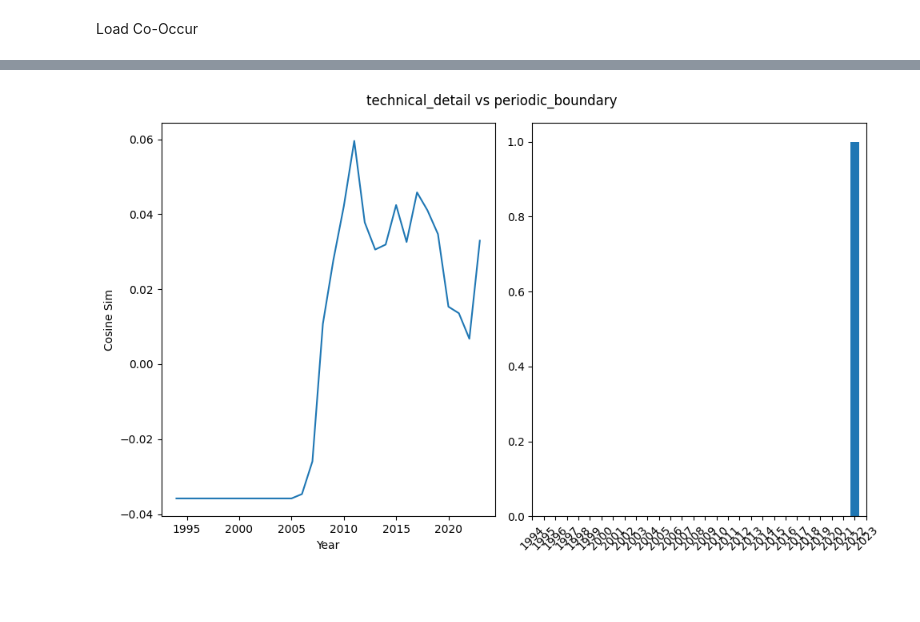
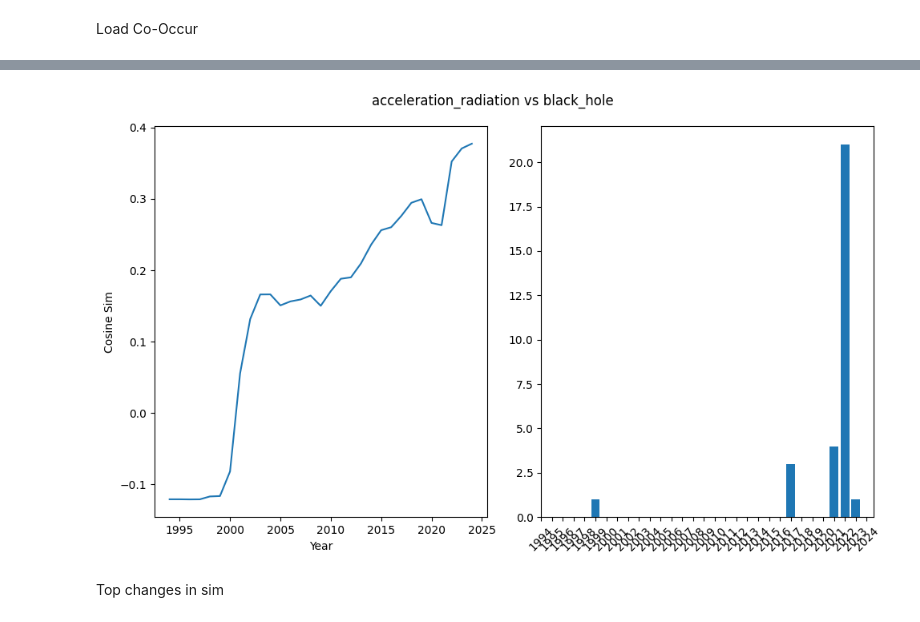
Before and after one commit to FelixFrohnertDB/arxiv_nlp, a Jupyter notebook: 7_encoding_vs_occurance.ipynb, the cells around one changed output, grey strips where cells are left out. Drawn from its saved outputs; the diff is of its cells as text; code cells hidden in the pictures; blank space fills up the shorter version.

```diff
--- a/7_encoding_vs_occurance.ipynb
+++ b/7_encoding_vs_occurance.ipynb
@@ -101,3 +67,13 @@ word_co_occurrences = {}
 
 for word_list in tqdm(ocurr_arr):
     update_co_occurrences(word_list,word_co_occurrences)
+# %%
+# Concepts which cooccur after 2021
+cnt = 0
+c_arr = []
+for concept, v in word_co_occurrences.items():
+    for co_concept, year_arr in v.items():
+        if np.min(year_arr) >= 2021:
+            c_arr.append([concept,co_concept])
+            cnt += 1
+cnt
@@ -167,0 +293,30 @@ Look for concept pairs with increasing sim and no co occur
+# %%
+increase_total_df = pd.read_csv("/home/felix/Downloads/top_decrease_relative_concepts.csv")
+co_occur_arr = []
+final_arr = []
+
+for index, row in increase_total_df.iterrows():
+    c1 = row.to_numpy()[1]
+    c2 = row.to_numpy()[2]
+
+    try:
+        co_dict = word_co_occurrences[c1][c2]
+        co_occur_arr.append(len(co_dict))
+        encoding1 = c_reduced_dict[c1]
+        encoding2 = c_reduced_dict[c2]
+        encoding1 = np.array([encoding1[str(i)] for i in np.unique(year_arr)])
+        encoding2 = np.array([encoding2[str(i)] for i in np.unique(year_arr)])
+        # # Compute cosine similarity
+        similarity_per_year = np.array([similarity_cosine(v1, v2) for (v1, v2) in zip(encoding1, encoding2)])
+        final_arr.append(similarity_per_year[-1])
+    except:
+        co_occur_arr.append(0)
+        final_arr.append(0)
+
+
+increase_total_df["co_count"] = co_occur_arr
+increase_total_df["final"] = final_arr
+df_sorted = increase_total_df.sort_values(by=['co_count',"0"])
+df_sorted.head()
+
+df_sorted.to_csv("top_decrease_relative_concepts_co.csv")
@@ -178,33 +340,35 @@ while not found:
 
     track_vec_bell_inequality = np.array([zx_d[str(i)] for i in np.unique(year_arr)])
     track_vec_schroding_equation = np.array([su_d[str(i)] for i in np.unique(year_arr)])
 
     def similarity_cosine(vec1, vec2):
         cosine_similarity = np.dot(vec1, vec2)/(np.linalg.norm(vec1)* np.linalg.norm(vec2))
         return cosine_similarity
 
     sim_arr = [similarity_cosine(v1, v2) for (v1,v2) in zip(track_vec_bell_inequality,track_vec_schroding_equation)]
 
-    slope, intercept = np.polyfit(np.arange(30), sim_arr, deg=1)
+    slope, intercept = np.polyfit(np.arange(31), sim_arr, deg=1)
 
     sim_save_arr.append(sim_arr)
     if slope > 0 and c2 in word_co_occurrences[c1]:
-        if len(word_co_occurrences[c1][c2])<10:
+        if len(word_co_occurrences[c1][c2])>10:
             found = True
 
 year_counts = Counter(word_co_occurrences[c1][c2])
 unique_years = list(year_counts.keys())
 counts = list(year_counts.values())
 fig, axs = plt.subplots(1,2,figsize=(10,6))
 axs[1].bar(unique_years, counts)
 axs[0].plot(np.unique(year_arr),sim_arr)
 
 axs[0].set_ylabel("Cosine Sim")
 axs[0].set_xlabel("Year")
 
 axs[1].set_xticks(np.unique(year_arr),np.unique(year_arr), rotation=45)
 
 fig.suptitle(c1 + " vs "+c2)
 fig.tight_layout()
 # %% [output]
-[figure, old version]
+[figure, new version]
+# %% [markdown]
+Top changes in sim
```
Also changed, not shown: parts of 21 cells of this notebook, 7 other files.
